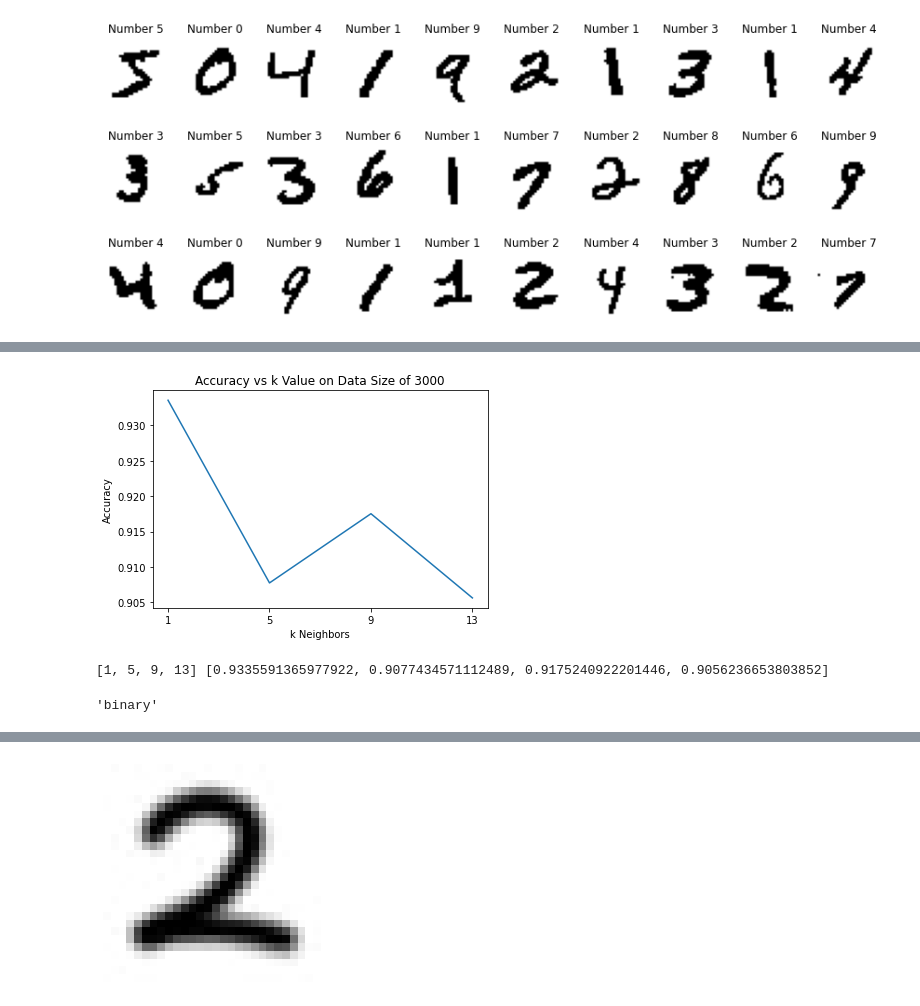
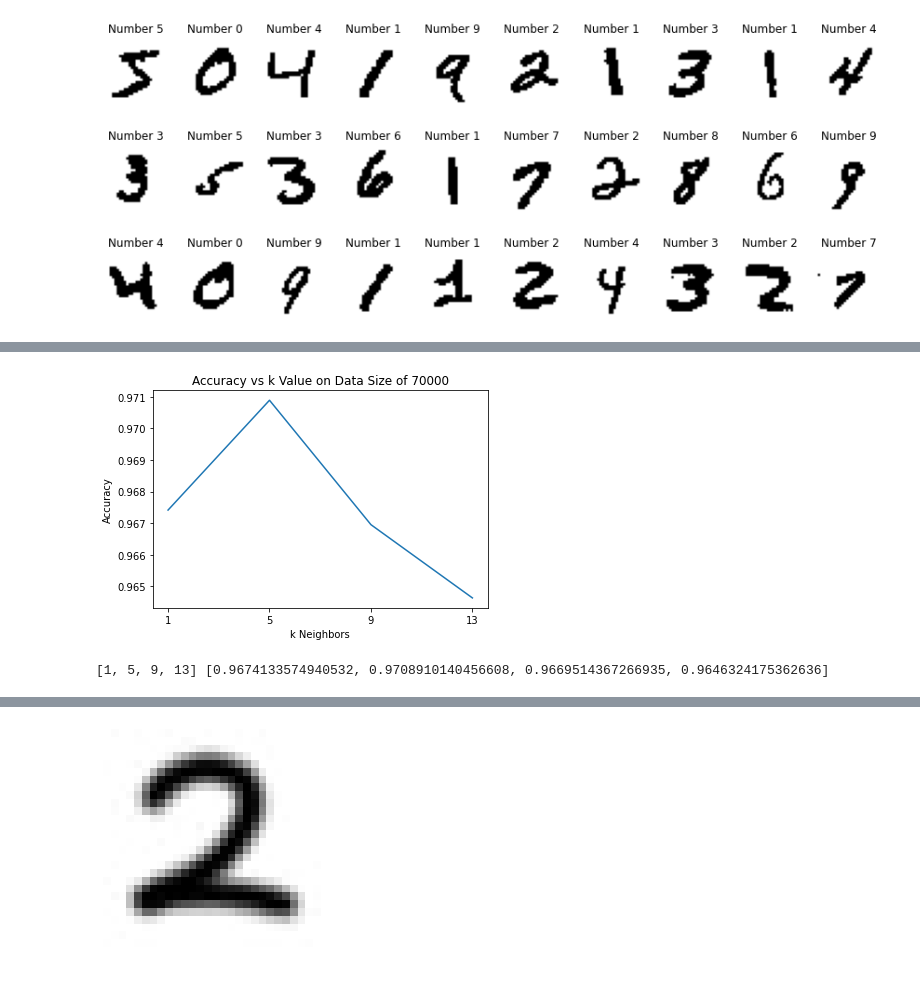
Before and after one commit to ashdrex/char-recognition, a Jupyter notebook: main.ipynb, the cells around one changed output, grey strips where cells are left out. Cells and saved outputs as stored; diff of their text form; code cells hidden in the pictures.

Commit message:
added times

```diff
--- a/main.ipynb
+++ b/main.ipynb
@@ -145,32 +149,17 @@ Wall time: 1.43 s
 # %%
 from matplotlib.ticker import FormatStrFormatter
 
 fig, ax = plt.subplots()
 ax.yaxis.set_major_formatter(FormatStrFormatter('%.3f'))
 
 plt.plot(k_values, acc_results)
 plt.ylabel('Accuracy')
 plt.xlabel('k Neighbors')
 plt.xticks(k_values)
-plt.title('Accuracy vs k Value on Data Size of 3000')
+plt.title('Accuracy vs k Value on Data Size of 70000')
 plt.show()
 
 print(k_values, acc_results)
 # %% [output]
-[figure, old version]
+[figure, new version]
-[1, 5, 9, 13] [0.9335591365977922, 0.9077434571112489, 0.9175240922201446, 0.9056236653803852]
+[1, 5, 9, 13] [0.9674133574940532, 0.9708910140456608, 0.9669514367266935, 0.9646324175362636]
-# %%
-"""grayscale"""
-# 3k data size results: [1, 5, 9, 13] [0.9200963561994208, 0.9002956516455214, 0.9095111410069912, 0.9022352867799175] CPU times: user 5.66 s, sys: 3.25 ms, total: 5.66 s Wall time: 5.69 s
-# 35k data size results: [1, 5, 9, 13] [0.9704856620221142, 0.9680528133823139, 0.9644114719745545, 0.9609617302588882] CPU times: user 10min 39s, sys: 1.85 s, total: 10min 40s Wall time: 10min 45s
-# 70k data size results: [1, 5, 9, 13] [0.9722460996843761, 0.9737679345043265, 0.9699328982006934, 0.9686179441347] CPU times: user 41min 57s, sys: 4.55 s, total: 42min 1s
-
-"""binary"""
-# CPU times: user 45.1 s, sys: 2.13 s, total: 47.2 s
-# Wall time: 45.6 s
-
-# 3k data size results: [1, 5, 9, 13] [0.9335591365977922, 0.9077434571112489, 0.9175240922201446, 0.9056236653803852] CPU times: user 5.56 s, sys: 0 ns, total: 5.56 s Wall time: 5.59 s
-# 35k data size results:
-# 70k data size results:
-# %% [output]
-'binary'
```
Also changed, not shown: parts of 11 cells of this notebook, 3 other files.
